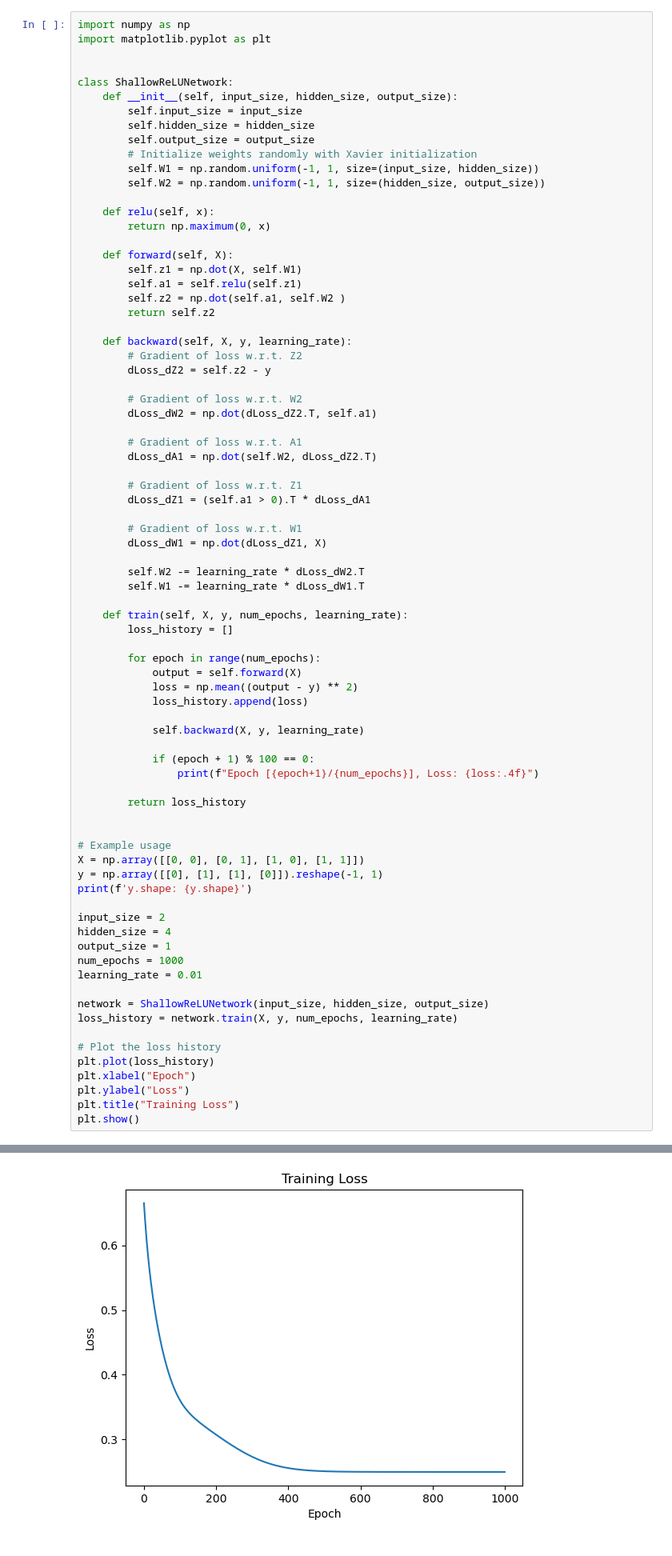
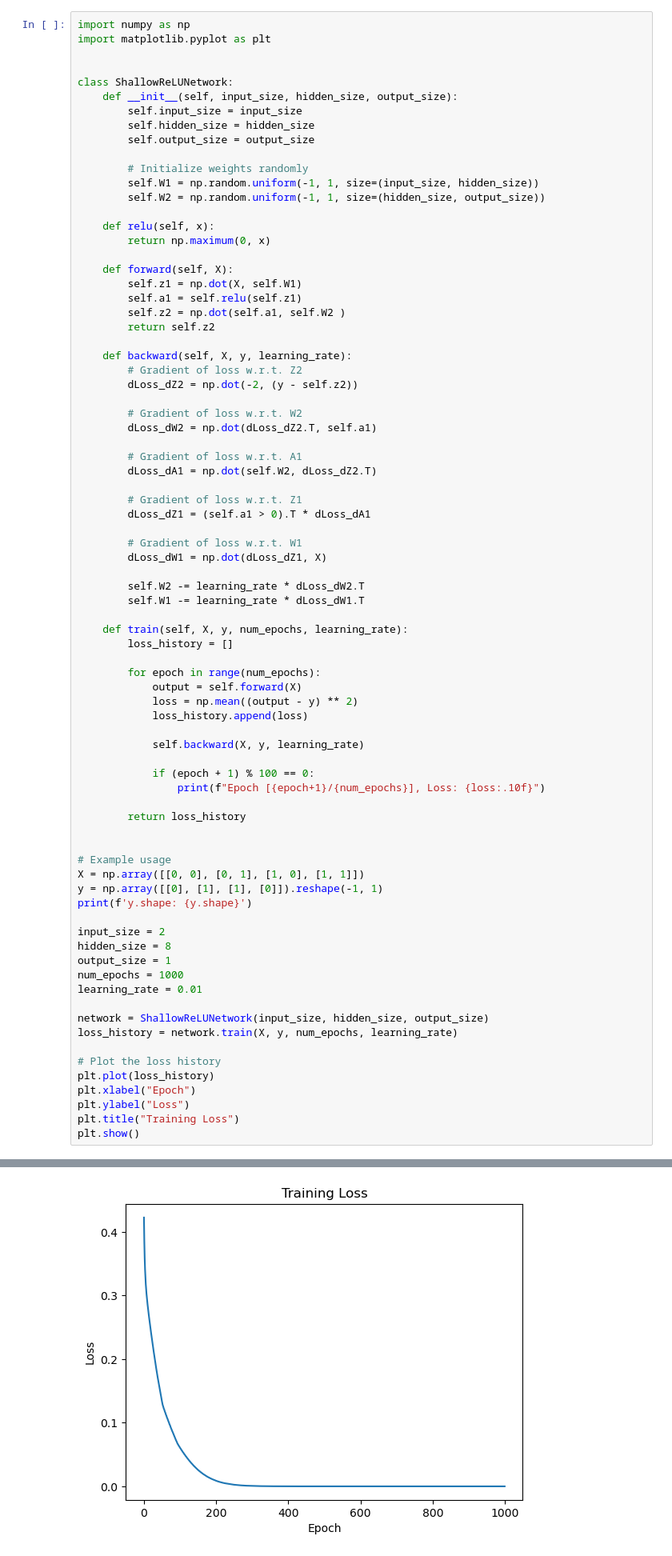
Before and after one commit to CtrlC-CtrlV-ftw/newrepoass2, a Jupyter notebook: nn.ipynb, the cells around one changed output, grey strips where cells are left out. Shown: that part at 80% size. Drawn from its saved outputs; the diff is of its cells as text.

```diff
--- a/nn.ipynb
+++ b/nn.ipynb
@@ -10,7 +10,8 @@ class ShallowReLUNetwork:
         self.input_size = input_size
         self.hidden_size = hidden_size
         self.output_size = output_size
-        # Initialize weights randomly with Xavier initialization
+
+        # Initialize weights randomly
         self.W1 = np.random.uniform(-1, 1, size=(input_size, hidden_size))
         self.W2 = np.random.uniform(-1, 1, size=(hidden_size, output_size))
 
@@ -25,7 +26,7 @@ class ShallowReLUNetwork:
 
     def backward(self, X, y, learning_rate):
         # Gradient of loss w.r.t. Z2
-        dLoss_dZ2 = self.z2 - y
+        dLoss_dZ2 = np.dot(-2, (y - self.z2))
 
         # Gradient of loss w.r.t. W2
         dLoss_dW2 = np.dot(dLoss_dZ2.T, self.a1)
@@ -53,7 +54,7 @@ class ShallowReLUNetwork:
             self.backward(X, y, learning_rate)
 
             if (epoch + 1) % 100 == 0:
-                print(f"Epoch [{epoch+1}/{num_epochs}], Loss: {loss:.4f}")
+                print(f"Epoch [{epoch+1}/{num_epochs}], Loss: {loss:.10f}")
 
         return loss_history
 
@@ -64,7 +65,7 @@ y = np.array([[0], [1], [1], [0]]).reshape(-1, 1)
 print(f'y.shape: {y.shape}')
 
 input_size = 2
-hidden_size = 4
+hidden_size = 8
 output_size = 1
 num_epochs = 1000
 learning_rate = 0.01
@@ -93 +94 @@ Epoch [1000/1000], Loss: 0.2500
-[figure, old version]
+[figure, new version]
```
Also changed, not shown: parts of 4 cells of this notebook.
